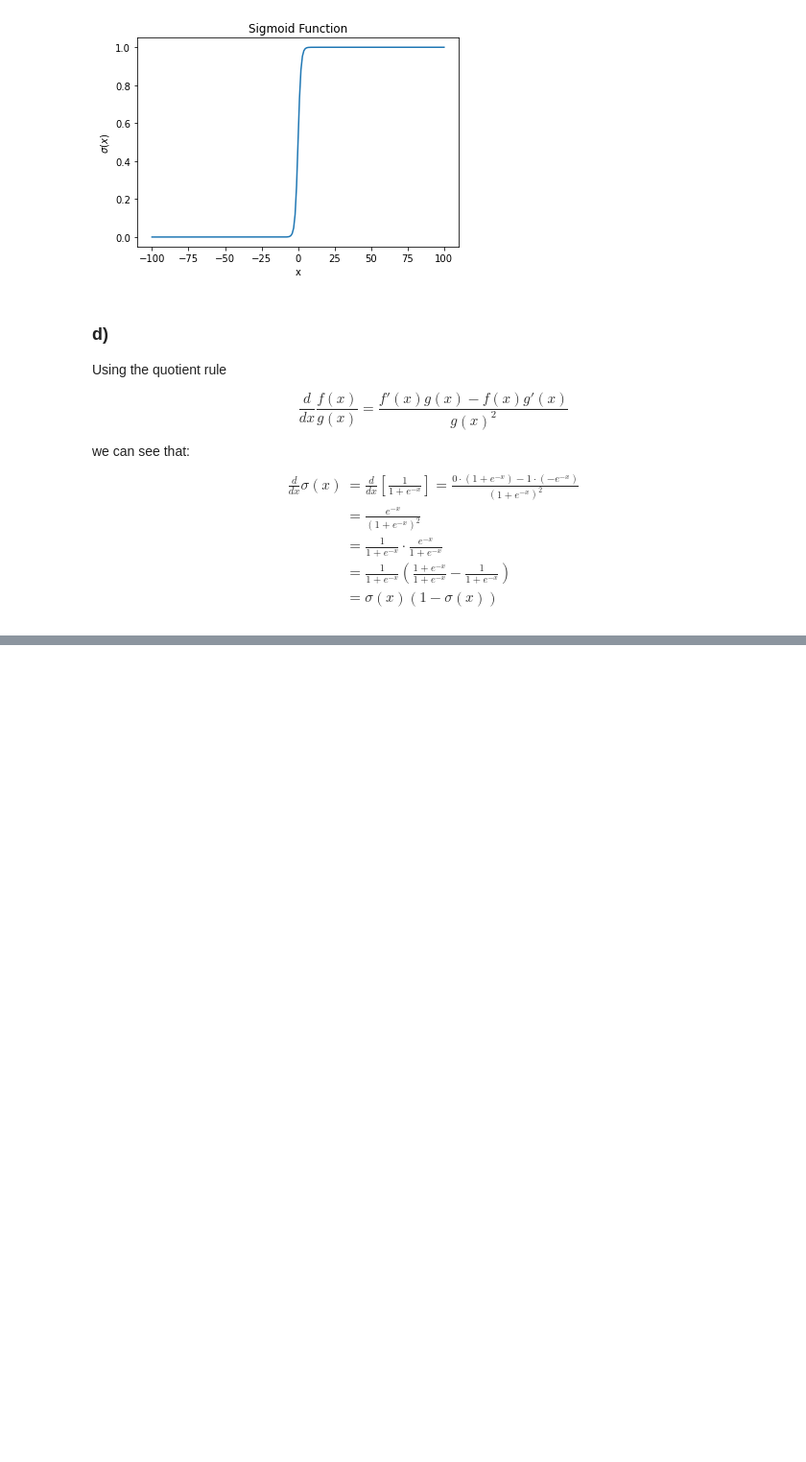
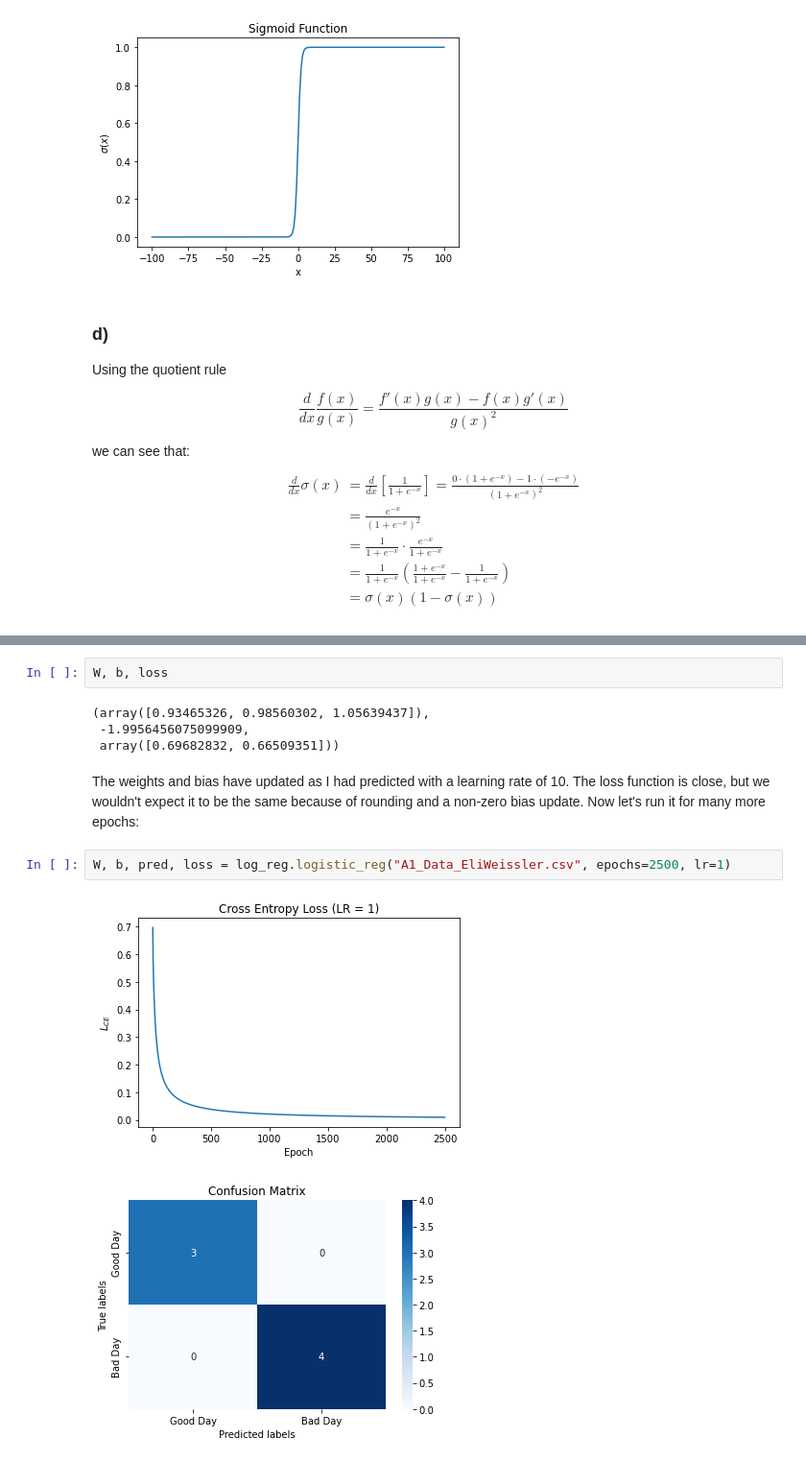
Before and after one commit to eliweissler/CSCI_5576_HW, a Jupyter notebook: assignment_1_logistic_regression/hw1.ipynb, the cells around one changed output, grey strips where cells are left out. Shown at 96% size. Saved outputs shown, nothing was run; the diff lists cells and outputs as text; blank space fills up the shorter version.

```diff
--- a/assignment_1_logistic_regression/hw1.ipynb
+++ b/assignment_1_logistic_regression/hw1.ipynb
@@ -142,0 +196,13 @@ $$
+# %%
+W, b, loss
+# %% [output]
+(array([0.93465326, 0.98560302, 1.05639437]),
+ -1.9956456075099909,
+ array([0.69682832, 0.66509351]))
+# %% [markdown]
+The weights and bias have updated as I had predicted with a learning rate of 10. The loss function is close, but we wouldn't expect it to be the same because of rounding and a non-zero bias update. Now let's run it for many more epochs:
+# %%
+W, b, pred, loss = log_reg.logistic_reg("A1_Data_EliWeissler.csv", epochs=2500, lr=1)
+# %% [output]
+[figure, added]
+[figure, added]
```
Also changed, not shown: parts of 21 cells of this notebook, 2 other files.
